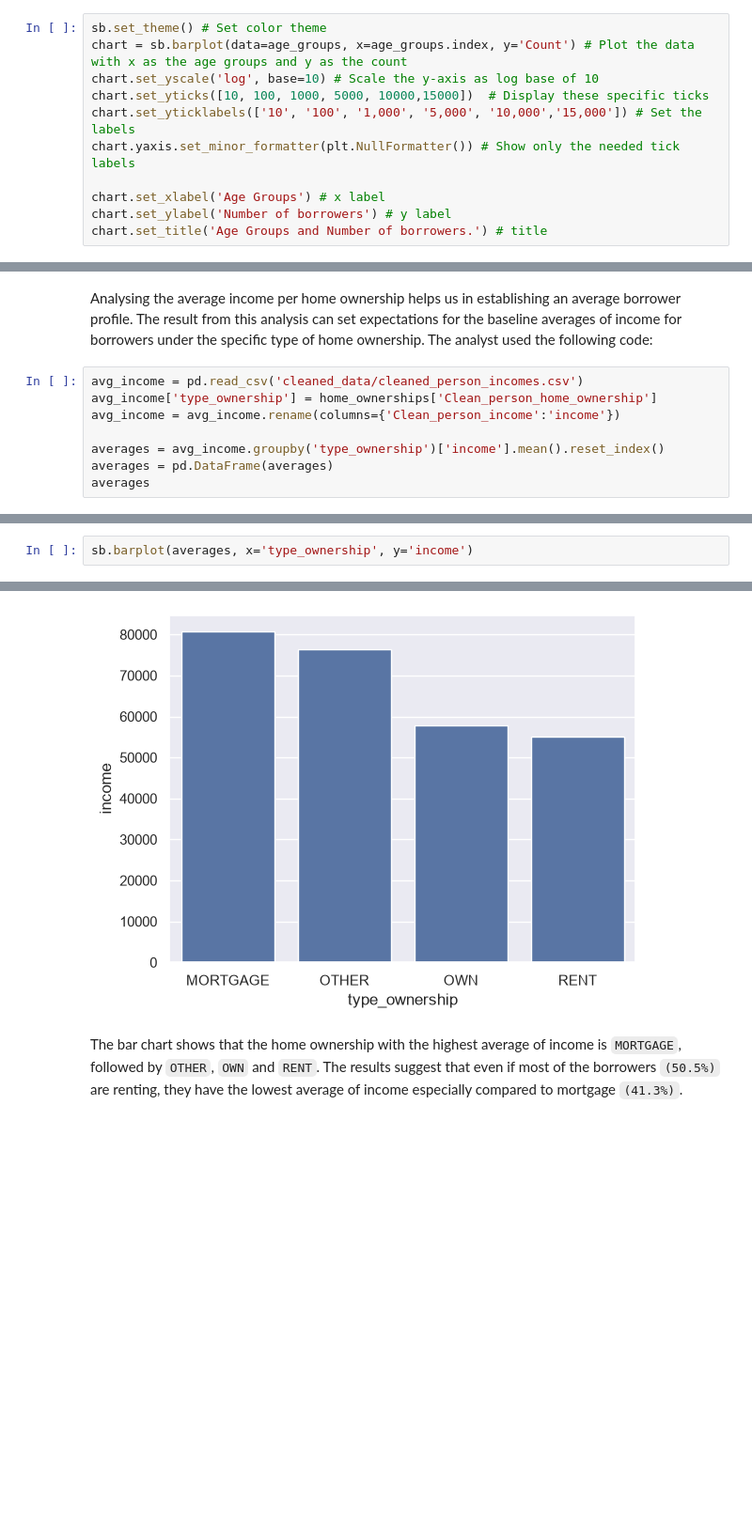
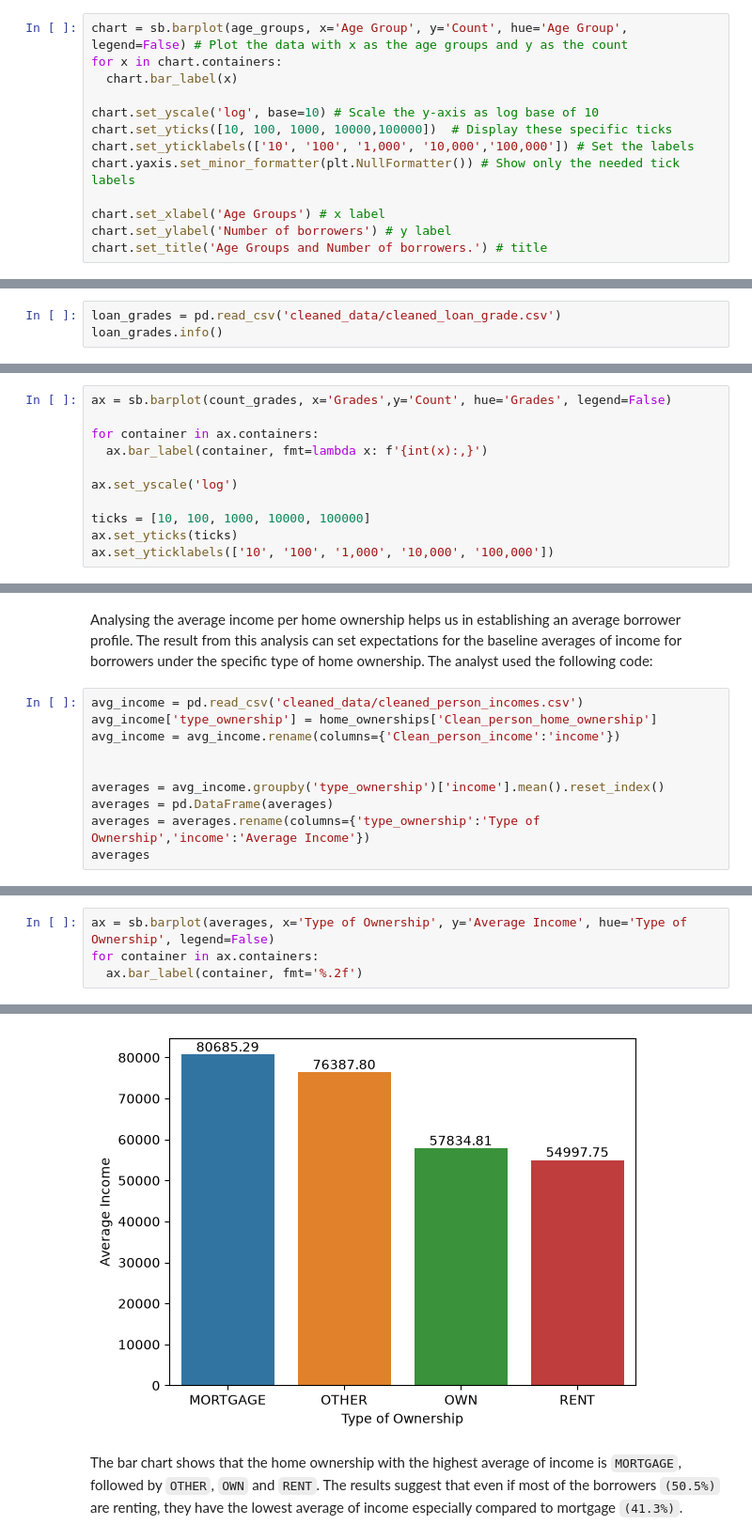
Before and after one commit to Lastlight10/credit_load_risk_data_analysis, a Jupyter notebook: 2_data_analysis_exploration.ipynb, the cells around one changed output, grey strips where cells are left out. Shown at 94% size. Saved outputs shown, nothing was run; the diff lists cells and outputs as text; blank space fills up the shorter version.

Commit message:
intent, finished grade, amount, and int_rate

```diff
--- a/2_data_analysis_exploration.ipynb
+++ b/2_data_analysis_exploration.ipynb
@@ -79,11 +81,13 @@ age_groups
 | 56-65 | 104 |
 | 66+ | 30 |
 # %%
-sb.set_theme() # Set color theme
-chart = sb.barplot(data=age_groups, x=age_groups.index, y='Count') # Plot the data with x as the age groups and y as the count
+chart = sb.barplot(age_groups, x='Age Group', y='Count', hue='Age Group', legend=False) # Plot the data with x as the age groups and y as the count
+for x in chart.containers:
+  chart.bar_label(x)
+
 chart.set_yscale('log', base=10) # Scale the y-axis as log base of 10
-chart.set_yticks([10, 100, 1000, 5000, 10000,15000])  # Display these specific ticks
-chart.set_yticklabels(['10', '100', '1,000', '5,000', '10,000','15,000']) # Set the labels
+chart.set_yticks([10, 100, 1000, 10000,100000])  # Display these specific ticks
+chart.set_yticklabels(['10', '100', '1,000', '10,000','100,000']) # Set the labels
 chart.yaxis.set_minor_formatter(plt.NullFormatter()) # Show only the needed tick labels
 
 chart.set_xlabel('Age Groups') # x label
@@ -400,0 +430,3 @@ ax.set_title('Distribution of Types of Loan Intent')
+# %%
+loan_grades = pd.read_csv('cleaned_data/cleaned_loan_grade.csv')
+loan_grades.info()
@@ -400,0 +506,11 @@ ax.set_title('Distribution of Types of Loan Intent')
+# %%
+ax = sb.barplot(count_grades, x='Grades',y='Count', hue='Grades', legend=False)
+
+for container in ax.containers:
+  ax.bar_label(container, fmt=lambda x: f'{int(x):,}')
+
+ax.set_yscale('log')
+
+ticks = [10, 100, 1000, 10000, 100000]
+ax.set_yticks(ticks)
+ax.set_yticklabels(['10', '100', '1,000', '10,000', '100,000'])
@@ -407,7 +683,9 @@ avg_income = pd.read_csv('cleaned_data/cleaned_person_incomes.csv')
 avg_income['type_ownership'] = home_ownerships['Clean_person_home_ownership']
 avg_income = avg_income.rename(columns={'Clean_person_income':'income'})
 
+
 averages = avg_income.groupby('type_ownership')['income'].mean().reset_index()
 averages = pd.DataFrame(averages)
+averages = averages.rename(columns={'type_ownership':'Type of Ownership','income':'Average Income'})
 averages
 # %% [output]
@@ -417,5 +695,7 @@ averages
 | 2 | OWN | 57834.812693 |
 | 3 | RENT | 54997.747963 |
 # %%
-sb.barplot(averages, x='type_ownership', y='income')
+ax = sb.barplot(averages, x='Type of Ownership', y='Average Income', hue='Type of Ownership', legend=False)
+for container in ax.containers:
+  ax.bar_label(container, fmt='%.2f')
 # %% [output]
@@ -423,3 +702,3 @@ sb.barplot(averages, x='type_ownership', y='income')
-[figure, old version]
+[figure, new version]
 # %% [markdown]
 The bar chart shows that the home ownership with the highest average of income is `MORTGAGE`, followed by `OTHER`, `OWN` and `RENT`. The results suggest that even if most of the borrowers `(50.5%)` are renting, they have the lowest average of income especially compared to mortgage `(41.3%)`.
```
Also changed, not shown: parts of 34 cells of this notebook.
